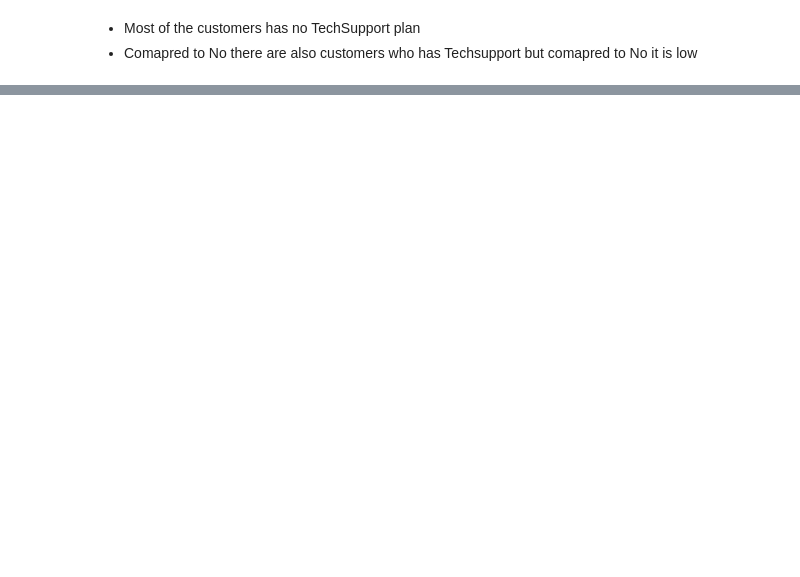
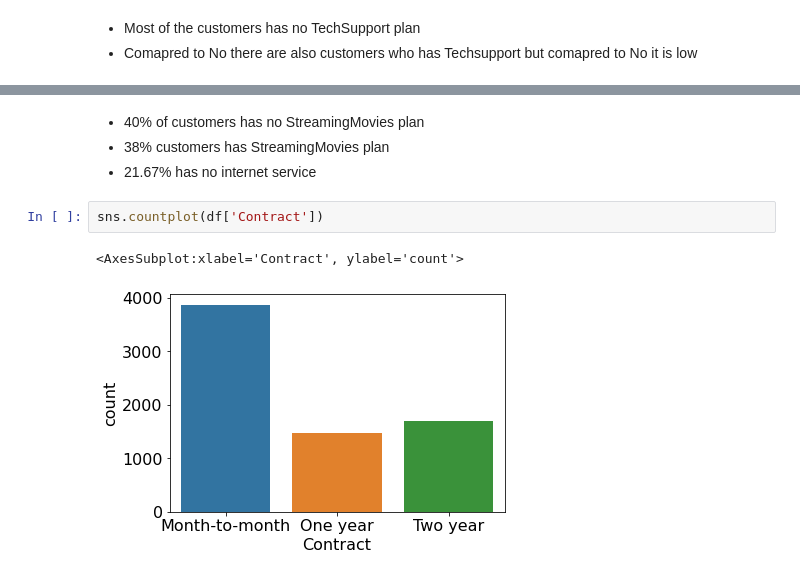
Before and after one commit to akhilmatta89/DT_Evaluation_Projects, a Jupyter notebook: Customer_Churn_Analaysis/customer_churn.ipynb, the cells around one changed output, grey strips where cells are left out. Saved outputs shown, nothing was run; the diff lists cells and outputs as text; blank space fills up the shorter version.

```diff
--- a/Customer_Churn_Analaysis/customer_churn.ipynb
+++ b/Customer_Churn_Analaysis/customer_churn.ipynb
@@ -361,0 +394,9 @@ plt.pie(df['TechSupport'].value_counts(),autopct='%1.2f%%',labels=labels,shadow=
+# %% [markdown]
+- 40% of customers has no StreamingMovies plan
+- 38% customers has StreamingMovies plan
+- 21.67% has no internet service
+# %%
+sns.countplot(df['Contract'])
+# %% [output]
+<AxesSubplot:xlabel='Contract', ylabel='count'>
+[figure, added]
```
Also changed, not shown: parts of 96 cells of this notebook, 2 other files.
